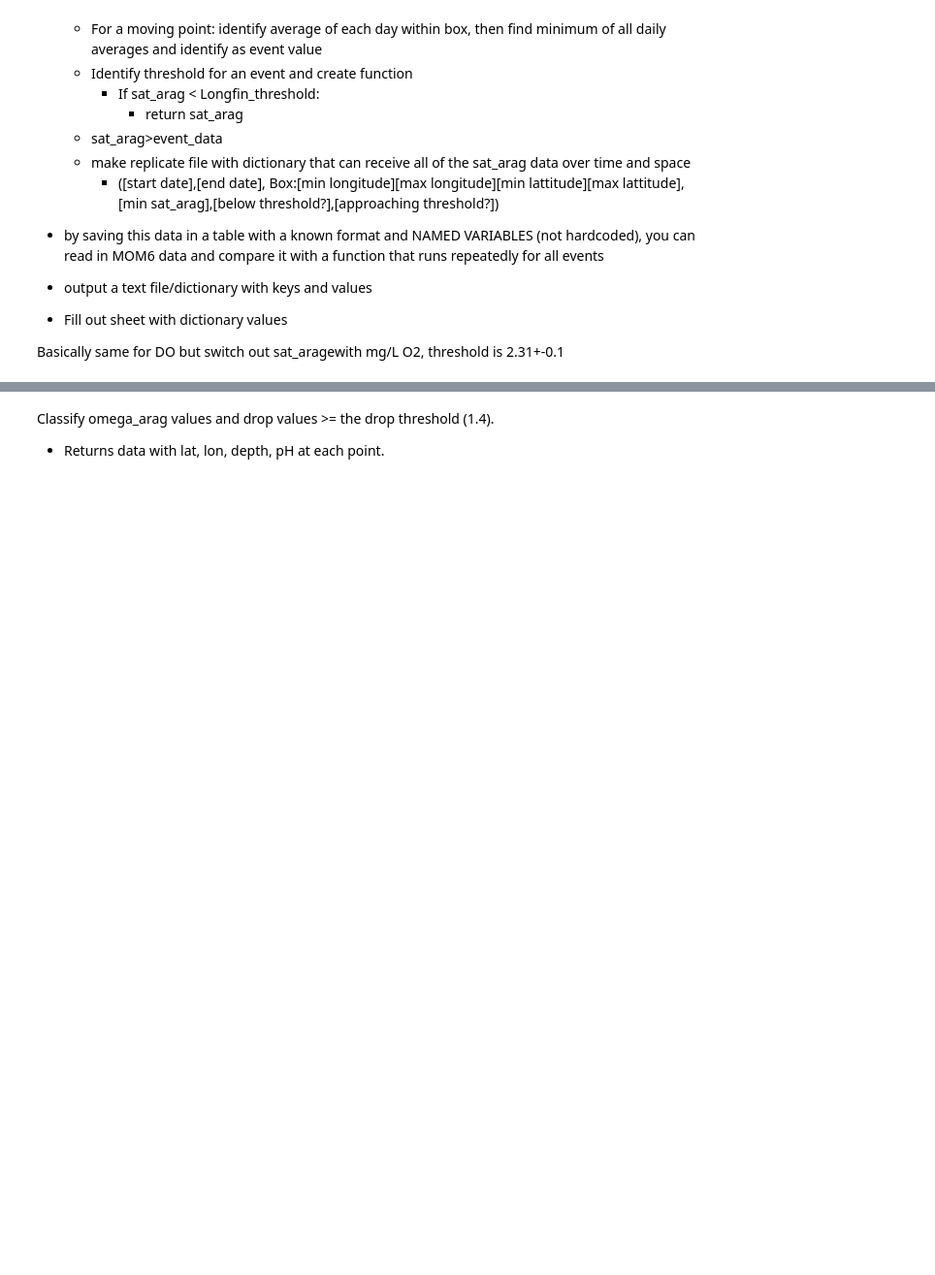
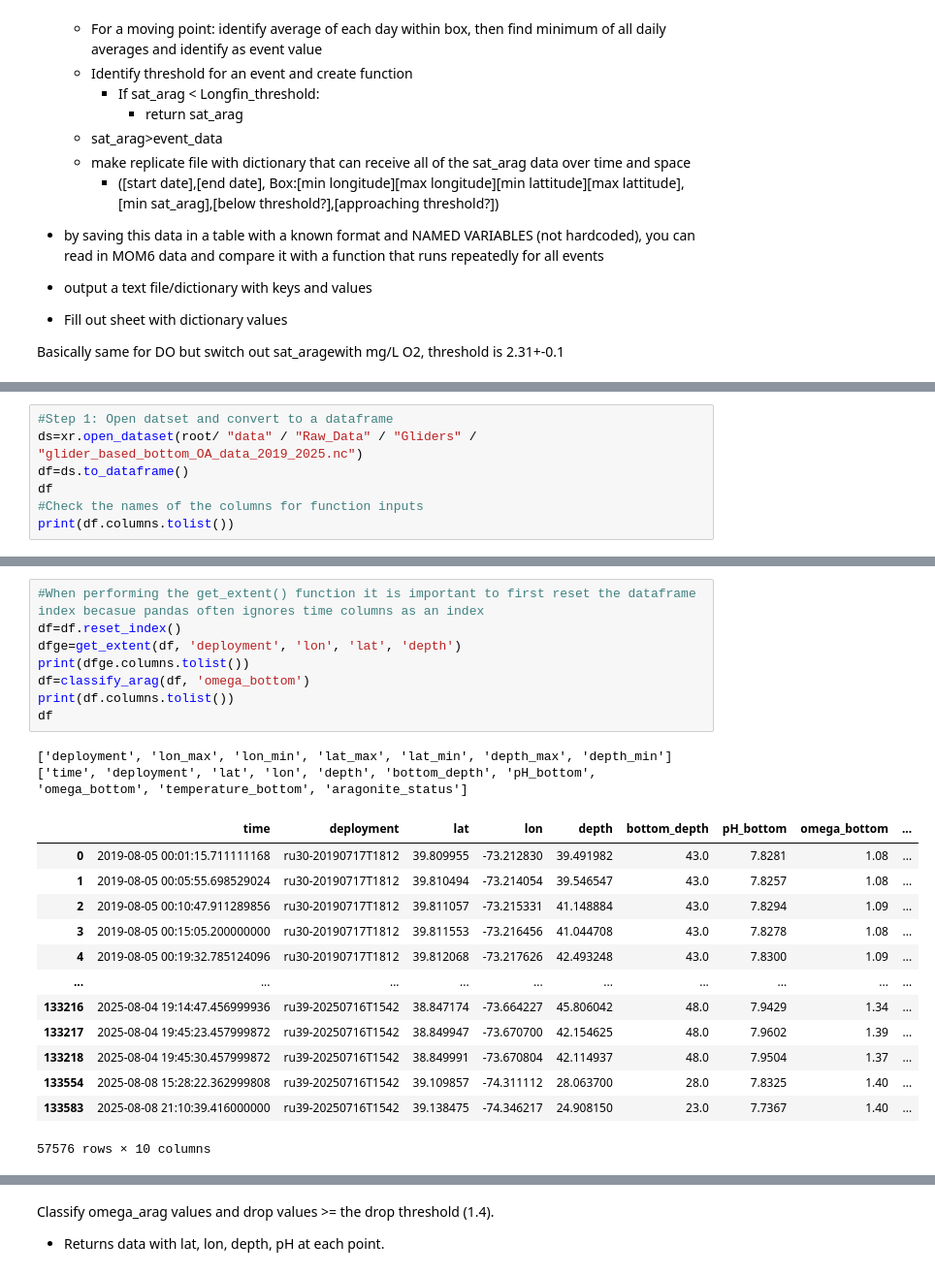
Before and after one commit to EGable1/MOM6-COBALT_2026, a Jupyter notebook: code/OA_data.ipynb, the cells around one changed output, grey strips where cells are left out. Shown at 97% size. Drawn from its saved outputs; the diff is of its cells as text; blank space fills up the shorter version.

```diff
--- a/code/OA_data.ipynb
+++ b/code/OA_data.ipynb
@@ -99,0 +82,7 @@ df
+# %%
+#Step 1: Open datset and convert to a dataframe
+ds=xr.open_dataset(root/ "data" / "Raw_Data" / "Gliders" / "glider_based_bottom_OA_data_2019_2025.nc")
+df=ds.to_dataframe()
+df
+#Check the names of the columns for function inputs
+print(df.columns.tolist())
@@ -115,0 +161,24 @@ vessel_extent.to_excel(root / "data" / "Processed_Data" / "vessel_extent.xlsx",
+# %%
+#When performing the get_extent() function it is important to first reset the dataframe index becasue pandas often ignores time columns as an index
+df=df.reset_index()
+dfge=get_extent(df, 'deployment', 'lon', 'lat', 'depth')
+print(dfge.columns.tolist())
+df=classify_arag(df, 'omega_bottom')
+print(df.columns.tolist())
+df
+# %% [output]
+['deployment', 'lon_max', 'lon_min', 'lat_max', 'lat_min', 'depth_max', 'depth_min']
+['time', 'deployment', 'lat', 'lon', 'depth', 'bottom_depth', 'pH_bottom', 'omega_bottom', 'temperature_bottom', 'aragonite_status']
+|  | time | deployment | lat | lon | depth | bottom_depth | pH_bottom | omega_bottom | ... |
+| 0 | 2019-08-05 00:01:15.711111168 | ru30-20190717T1812 | 39.809955 | -73.212830 | 39.491982 | 43.0 | 7.8281 | 1.08 | ... |
+| 1 | 2019-08-05 00:05:55.698529024 | ru30-20190717T1812 | 39.810494 | -73.214054 | 39.546547 | 43.0 | 7.8257 | 1.08 | ... |
+| 2 | 2019-08-05 00:10:47.911289856 | ru30-20190717T1812 | 39.811057 | -73.215331 | 41.148884 | 43.0 | 7.8294 | 1.09 | ... |
+| 3 | 2019-08-05 00:15:05.200000000 | ru30-20190717T1812 | 39.811553 | -73.216456 | 41.044708 | 43.0 | 7.8278 | 1.08 | ... |
+| 4 | 2019-08-05 00:19:32.785124096 | ru30-20190717T1812 | 39.812068 | -73.217626 | 42.493248 | 43.0 | 7.8300 | 1.09 | ... |
+| ... | ... | ... | ... | ... | ... | ... | ... | ... | ... |
+| 133216 | 2025-08-04 19:14:47.456999936 | ru39-20250716T1542 | 38.847174 | -73.664227 | 45.806042 | 48.0 | 7.9429 | 1.34 | ... |
+| 133217 | 2025-08-04 19:45:23.457999872 | ru39-20250716T1542 | 38.849947 | -73.670700 | 42.154625 | 48.0 | 7.9602 | 1.39 | ... |
+| 133218 | 2025-08-04 19:45:30.457999872 | ru39-20250716T1542 | 38.849991 | -73.670804 | 42.114937 | 48.0 | 7.9504 | 1.37 | ... |
+| 133554 | 2025-08-08 15:28:22.362999808 | ru39-20250716T1542 | 39.109857 | -74.311112 | 28.063700 | 28.0 | 7.8325 | 1.40 | ... |
+| 133583 | 2025-08-08 21:10:39.416000000 | ru39-20250716T1542 | 39.138475 | -74.346217 | 24.908150 | 23.0 | 7.7367 | 1.40 | ... |
+57576 rows × 10 columns
```
Also changed, not shown: parts of 25 cells of this notebook, 1 other file.
